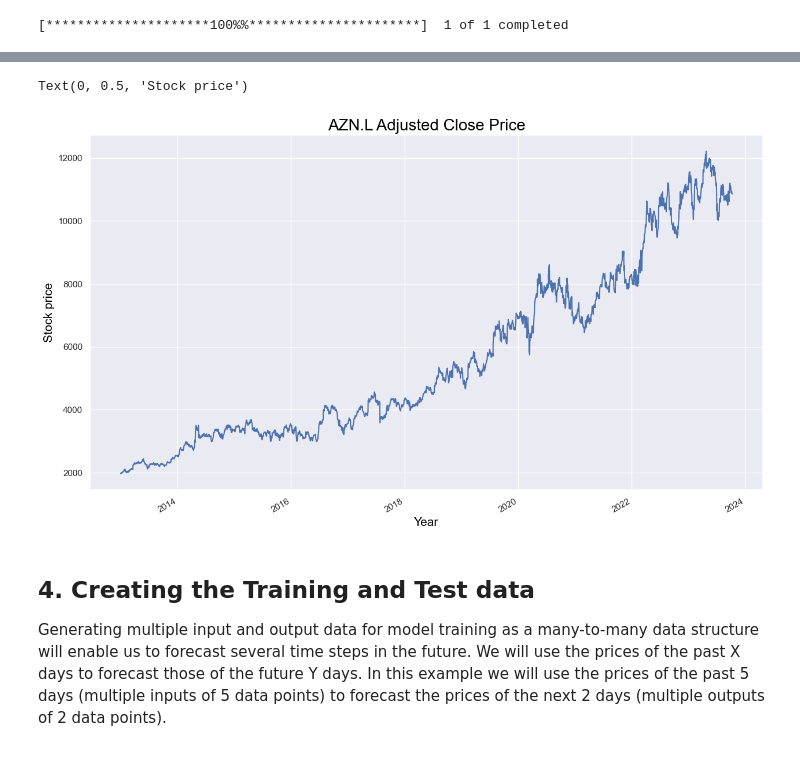
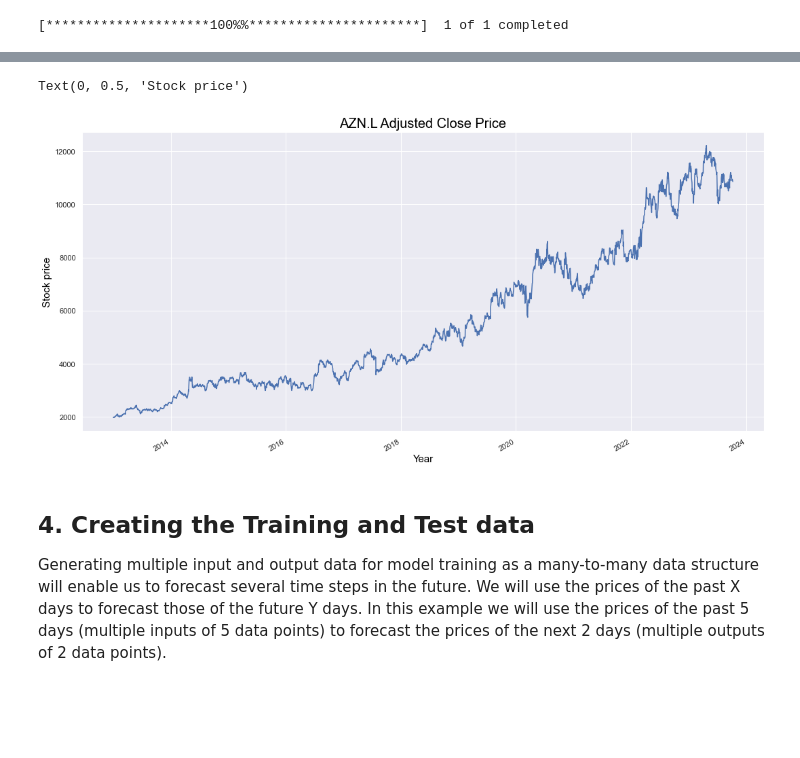
Before and after one commit to shubhayu-64/fin, a Jupyter notebook: Time_Series/RNN_LSTM_GRU.ipynb, the cells around one changed output, grey strips where cells are left out. Drawn from its saved outputs; the diff is of its cells as text; code cells hidden in the pictures; blank space fills up the shorter version.

```diff
--- a/Time_Series/RNN_LSTM_GRU.ipynb
+++ b/Time_Series/RNN_LSTM_GRU.ipynb
@@ -69,14 +56,14 @@ azn_df
 # %%
 # Plot Adjusted Close price
 
 azn_df['Adj Close'].plot(grid = True)
-sns.set(rc={'figure.figsize':(18, 9)})
+sns.set(rc={'figure.figsize':(30, 10)})
 plt.title('AZN.L Adjusted Close Price', color = 'black', fontsize = 20)
 plt.xlabel('Year', color = 'black', fontsize = 15)
 plt.ylabel('Stock price', color = 'black', fontsize = 15)
 # %% [output]
 Text(0, 0.5, 'Stock price')
-[figure, old version]
+[figure, new version]
 # %% [markdown]
 ## 4. Creating the Training and Test data
 
```
Also changed, not shown: parts of 15 cells of this notebook, 3 other files.
